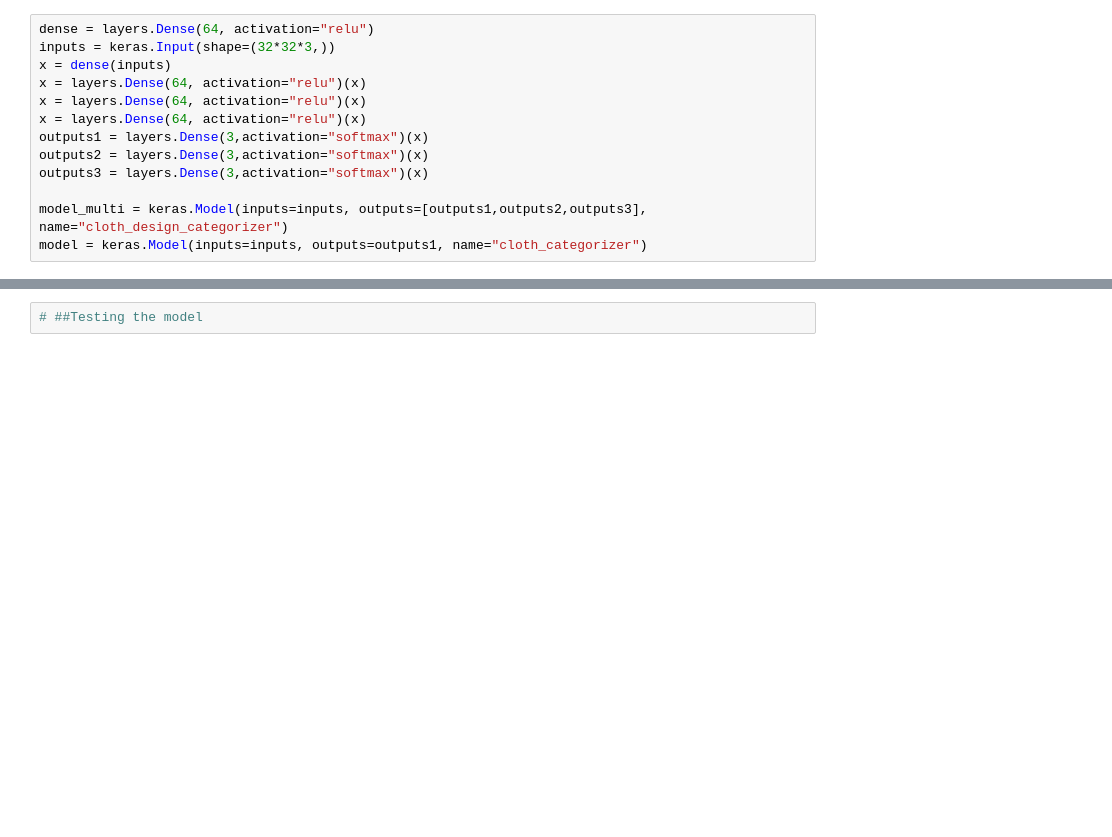
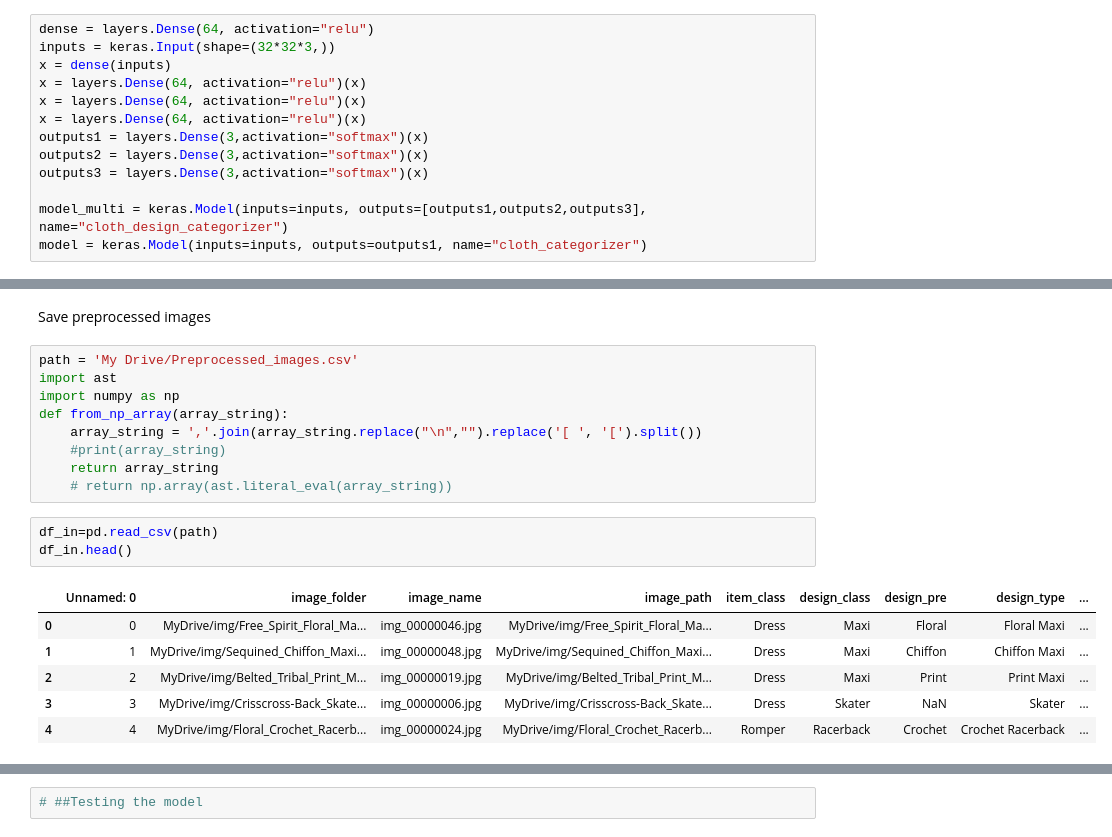
Before and after one commit to juhi2811/DeepFashionFeaturizer, a Jupyter notebook: Multi_output_dnn.ipynb, the cells around one changed output, grey strips where cells are left out. Saved outputs shown, nothing was run; the diff lists cells and outputs as text; blank space fills up the shorter version.

```diff
--- a/Multi_output_dnn.ipynb
+++ b/Multi_output_dnn.ipynb
@@ -257,0 +356,21 @@ df_images_preprocessed["image_resized"]
+# %% [markdown]
+Save preprocessed images
+# %%
+path = 'My Drive/Preprocessed_images.csv'
+import ast
+import numpy as np
+def from_np_array(array_string):
+    array_string = ','.join(array_string.replace("\n","").replace('[ ', '[').split())
+    #print(array_string)
+    return array_string
+    # return np.array(ast.literal_eval(array_string))
+# %%
+df_in=pd.read_csv(path)
+df_in.head()
+# %% [output]
+|  | Unnamed: 0 | image_folder | image_name | image_path | item_class | design_class | design_pre | design_type | ... |
+| 0 | 0 | MyDrive/img/Free_Spirit_Floral_Ma... | img_00000046.jpg | MyDrive/img/Free_Spirit_Floral_Ma... | Dress | Maxi | Floral | Floral Maxi | ... |
+| 1 | 1 | MyDrive/img/Sequined_Chiffon_Maxi... | img_00000048.jpg | MyDrive/img/Sequined_Chiffon_Maxi... | Dress | Maxi | Chiffon | Chiffon Maxi | ... |
+| 2 | 2 | MyDrive/img/Belted_Tribal_Print_M... | img_00000019.jpg | MyDrive/img/Belted_Tribal_Print_M... | Dress | Maxi | Print | Print Maxi | ... |
+| 3 | 3 | MyDrive/img/Crisscross-Back_Skate... | img_00000006.jpg | MyDrive/img/Crisscross-Back_Skate... | Dress | Skater | NaN | Skater | ... |
+| 4 | 4 | MyDrive/img/Floral_Crochet_Racerb... | img_00000024.jpg | MyDrive/img/Floral_Crochet_Racerb... | Romper | Racerback | Crochet | Crochet Racerback | ... |
```
Also changed, not shown: parts of 86 cells of this notebook.
